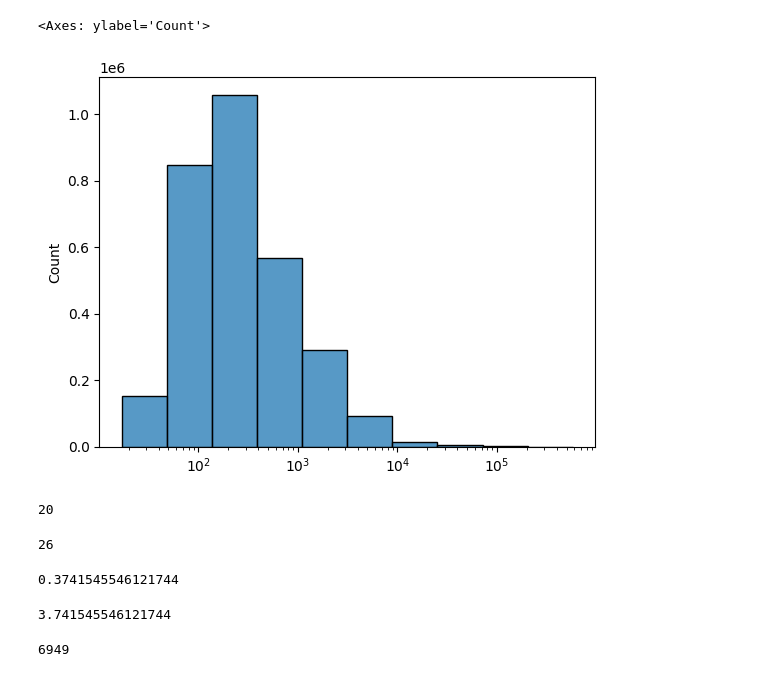
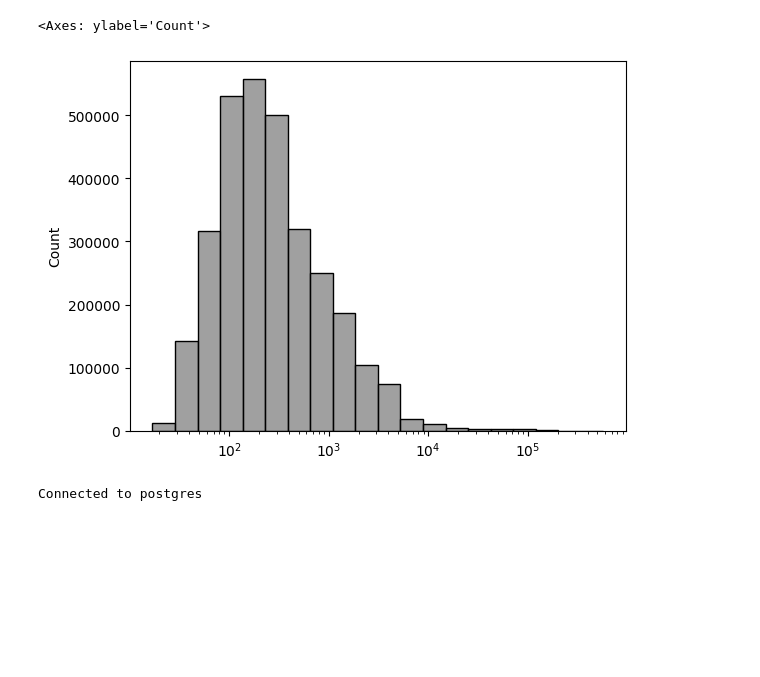
Before and after one commit to Wanille/llms-for-relevance-judgement-in-table-retrieval, a Jupyter notebook: dataset_analysis/dataset_analysis.ipynb, the cells around one changed output. Cells and saved outputs as stored; diff of their text form; code cells hidden in the pictures; blank space fills up the shorter version.

````diff
--- a/dataset_analysis/dataset_analysis.ipynb
+++ b/dataset_analysis/dataset_analysis.ipynb
@@ -66,15 +66,11 @@ import seaborn as sns
 # %%
 lengths = [m.length for m in metadata]
 # %%
-sns.histplot(lengths, bins=10, log_scale=True)
+sns.histplot(lengths, bins=20, log_scale=True, color="grey")
 # %% [output]
 <Axes: ylabel='Count'>
-[figure, old version]
+[figure, new version]
 # %%
 enc = tiktoken.encoding_for_model("gpt-3.5-turbo-1106")
 qs = read_trec_queries("../rel_files/queries.txt")
 query_length = max([len(enc.encode(q)) for q in qs.values()]) + len(enc.encode("Topic: ''\nTable: ```\n\n```\nRelevant?"))
-# %%
-query_length
-# %% [output]
-20
@@ -85,16 +77,6 @@ rel_big_t = [t for t in big_t if t.rated == True]
-# %%
-len(rel_big_t)
-# %% [output]
-26
-# %%
-len(rel_big_t) / len(rated_tables) * 100
-# %% [output]
-0.3741545546121744
-# %%
-1000 / len(rated_tables) * 26
-# %% [output]
-3.741545546121744
-# %%
-len(rated_tables)
-# %% [output]
-6949
+# %%
+params = config("../database.ini")
+conn, cur = connect(params["postgres"])
+tables = get_tables_from_qrels(conn, cur, "../rel_files/rel_table_qrels.txt")
+# %% [output]
+Connected to postgres
````
Also changed, not shown: parts of 10 cells of this notebook, 16 other files.
